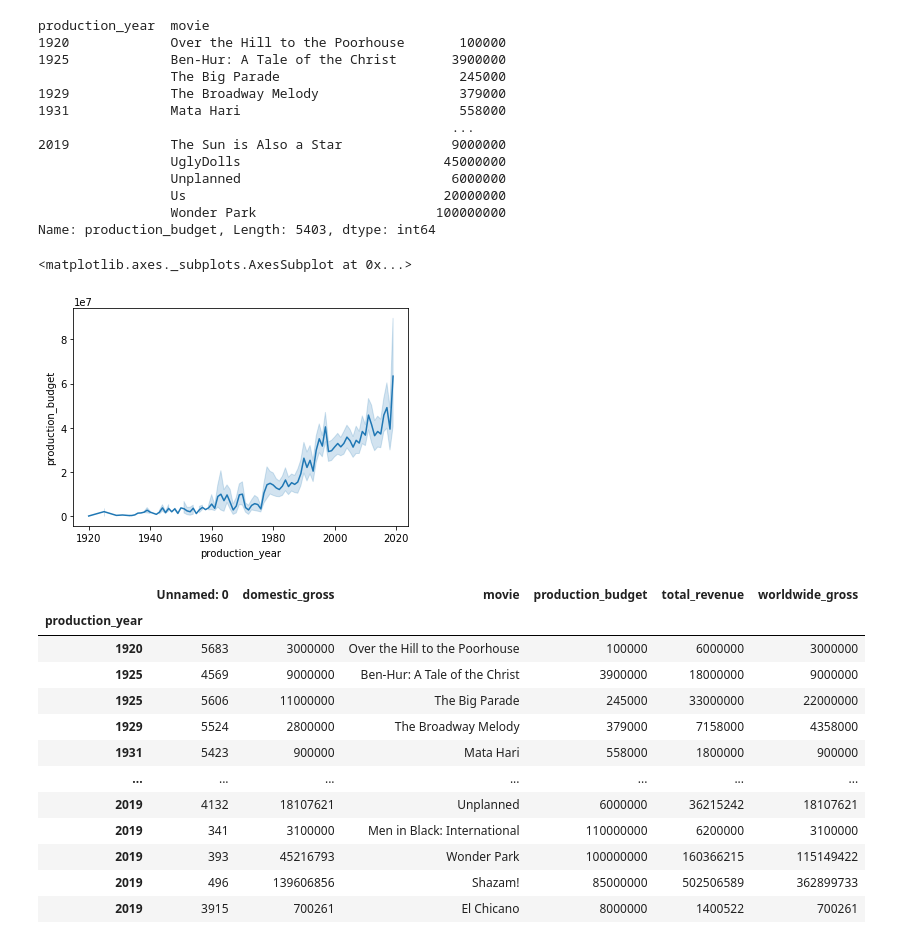
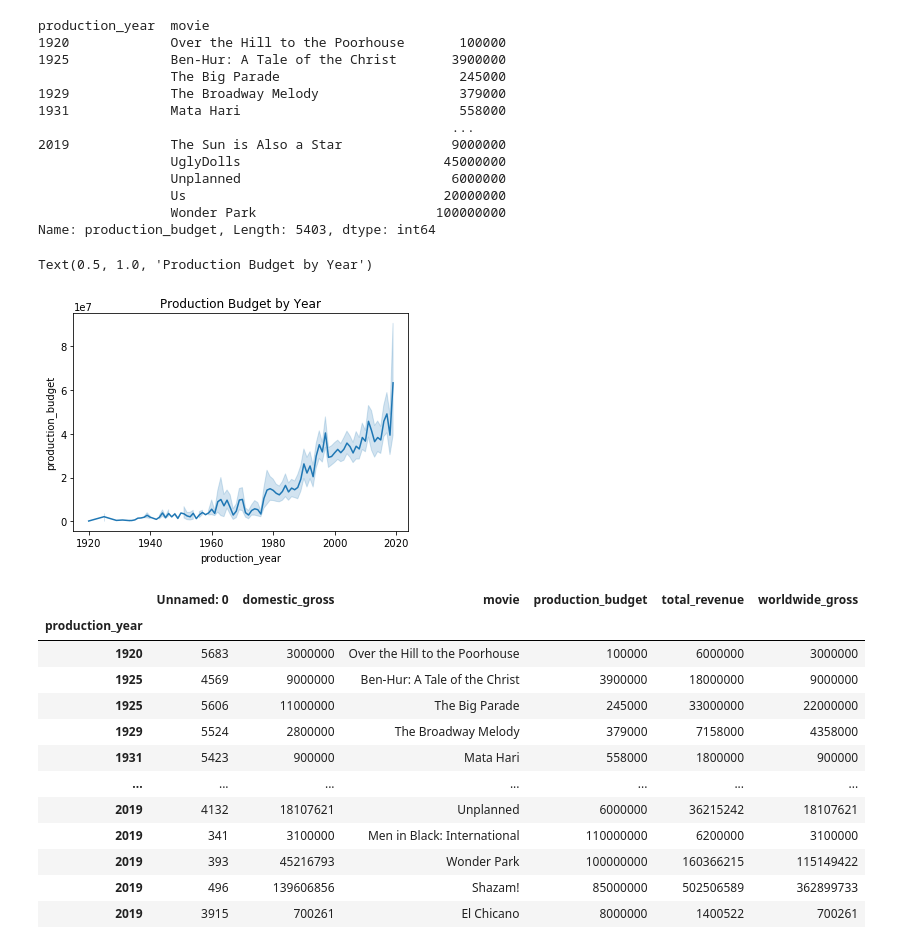
Before and after one commit to melodygr/microsoft_movie_analysis, a Jupyter notebook: Visualizations.ipynb, the cells around one changed output. Drawn from its saved outputs; the diff is of its cells as text; code cells hidden in the pictures.

```diff
--- a/Visualizations.ipynb
+++ b/Visualizations.ipynb
@@ -49,11 +49,15 @@ production_year  movie
                  Us                                 20000000
                  Wonder Park                       100000000
 Name: production_budget, Length: 5403, dtype: int64
-# %%
-sns.lineplot(x='production_year', y='production_budget', legend='brief', data=df)
-# %% [output]
-<matplotlib.axes._subplots.AxesSubplot at 0x...>
-[figure, removed]
+# %%
+sns.lineplot(x='production_year', y='production_budget', legend='brief', data=df).set_title('Production Budget by Year')
+#Question 1: Has the average cost for production increased, decreased or remained the same throught the years?
+#The average production cost of movies has been increaseing throughout the years.
+#If microsoft is considering long term production projects, it is important to keep in mind the production cost of
+#future projects will be more.
+# %% [output]
+Text(0.5, 1.0, 'Production Budget by Year')
+[figure, added]
 # %%
 year_df = df.set_index('production_year')
 # %%
```
Also changed, not shown: parts of 2 cells of this notebook, 1 other file.
